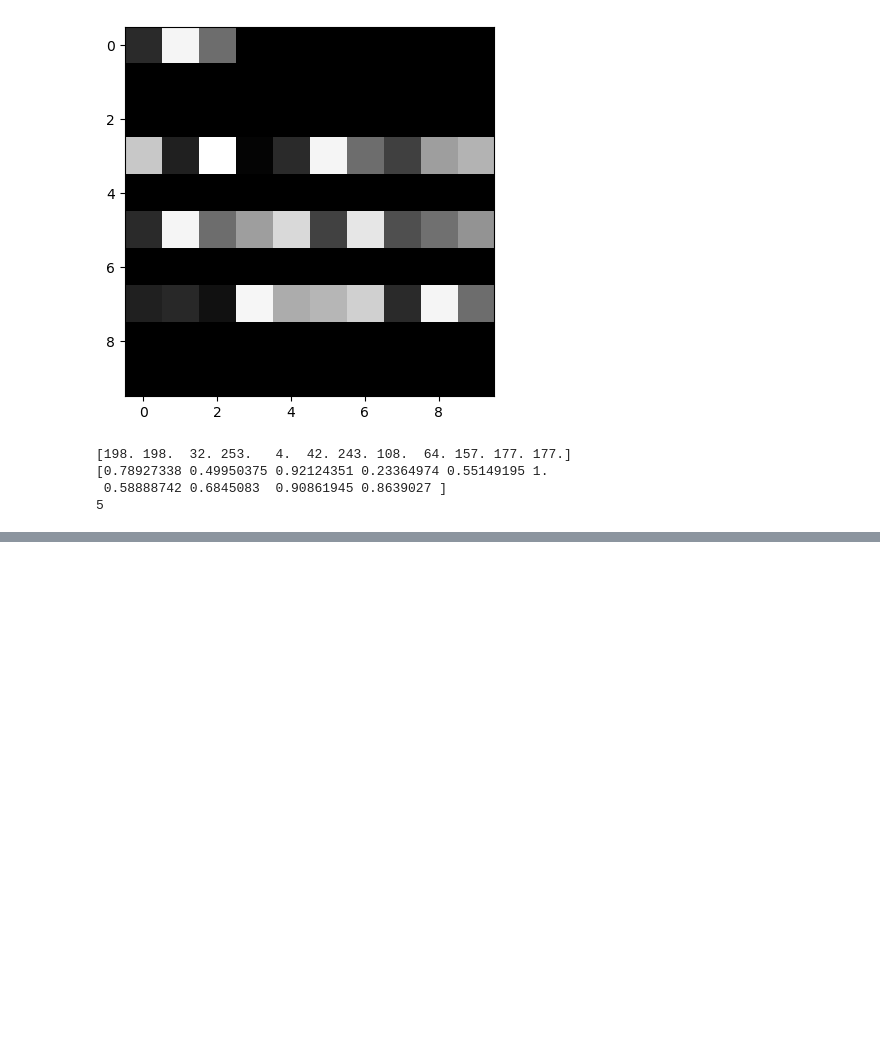
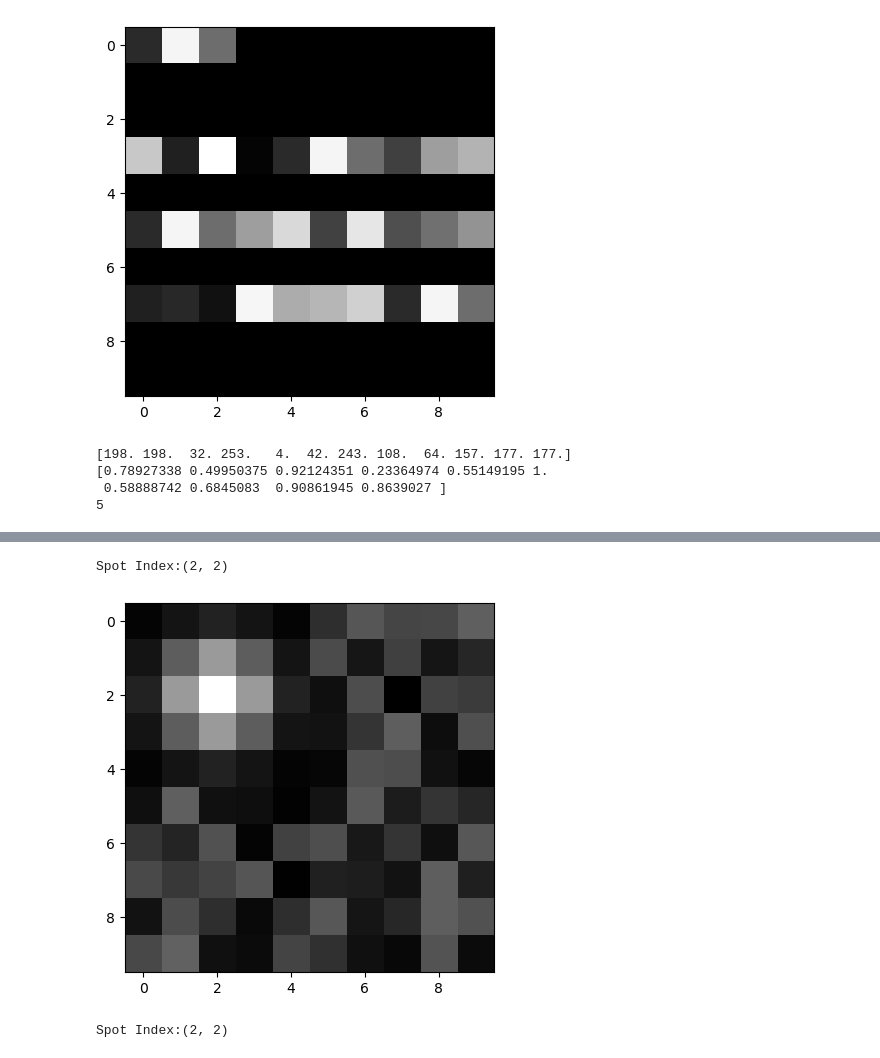
Before and after one commit to indranil-sscu/image-processing, a Jupyter notebook: correlation/understanding_correlation.ipynb, the cells around one changed output, grey strips where cells are left out. Drawn from its saved outputs; the diff is of its cells as text; code cells hidden in the pictures; blank space fills up the shorter version.

```diff
--- a/correlation/understanding_correlation.ipynb
+++ b/correlation/understanding_correlation.ipynb
@@ -115,0 +185,78 @@ print(np.argmax(corr_arr))
+# %%
+corr_arr = np.zeros((len(img_grey_10x10), len(img_grey_10x10)), dtype=float)
+
+for row_idx in range(len(img_grey_10x10)):
+    for col_idx in range(len(img_grey_10x10[0])):
+
+        region = img_grey_padded_2d[row_idx:row_idx + len(template), col_idx:col_idx + len(template)]
+
+        sum_val = np.sum(region * template)
+        img_sq_val = np.sum(region ** 2)
+        template_sq_val = np.sum(template ** 2)
+
+        corr_arr[row_idx, col_idx] = np.nan_to_num(sum_val / (np.sqrt(img_sq_val) * np.sqrt(template_sq_val)))
+
+max_corr_idx = np.unravel_index(np.argmax(corr_arr), corr_arr.shape)
+print(f"Spot Index:{int(max_corr_idx[0]), int(max_corr_idx[1])}")
+# %% [output]
+Spot Index:(2, 2)
+# %%
+img_grey_10x10 = np.array([[random.randint(0,100) for j in range(10)] for i in range(10)])
+
+img_grey_10x10[0:5, 0:5] = gaussian_kernel_5x5
+
+plt.figure()
+plt.imshow(img_grey_10x10, cmap='grey')
+plt.show()
+
+template = gaussian_kernel_5x5
+
+# Creating padded image for processing
+
+len_padding = len(template) // 2
+
+# print(len_padding)
+
+img_grey_padded_1d = np.zeros((len(img_grey_10x10), len(img_grey_10x10[0]) + len_padding * 2), dtype=float)
+
+for row_img_idx, row_img in enumerate(img_grey_10x10):
+    padded_arr = np.zeros(len(row_img) + len_padding * 2, dtype=float)
+    padded_arr[len_padding:len_padding + len(row_img)] = row_img
+
+    padded_arr[0:len_padding] = row_img[0]
+    padded_arr[-len_padding:] = row_img[-1]
+
+    img_grey_padded_1d[row_img_idx] = padded_arr
+
+# plt.figure()
+# plt.imshow(img_grey_padded_1d, cmap='grey')
+# plt.show()
+
+img_grey_padded_2d = np.zeros((len(img_grey_10x10) + len_padding * 2, len(img_grey_10x10[0]) + len_padding * 2), dtype=float)
+img_grey_padded_2d[len_padding : len_padding + len(img_grey_10x10)] = img_grey_padded_1d
+
+img_grey_padded_2d[0 : len_padding] = img_grey_padded_1d[0]
+img_grey_padded_2d[-len_padding : ] = img_grey_padded_1d[-1]
+
+# plt.figure()
+# plt.imshow(img_grey_padded_2d, cmap='grey')
+# plt.show()
+
+corr_arr = np.zeros((len(img_grey_10x10), len(img_grey_10x10)), dtype=float)
+
+for row_idx in range(len(img_grey_10x10)):
+    for col_idx in range(len(img_grey_10x10[0])):
+
+        region = img_grey_padded_2d[row_idx:row_idx + len(template), col_idx:col_idx + len(template)]
+
+        sum_val = np.sum(region * template)
+        img_sq_val = np.sum(region ** 2)
+        template_sq_val = np.sum(template ** 2)
+
+        corr_arr[row_idx, col_idx] = np.nan_to_num(sum_val / (np.sqrt(img_sq_val) * np.sqrt(template_sq_val)))
+
+max_corr_idx = np.unravel_index(np.argmax(corr_arr), corr_arr.shape)
+print(f"Spot Index:{int(max_corr_idx[0]), int(max_corr_idx[1])}")
+# %% [output]
+[figure, added]
+Spot Index:(2, 2)
```
Also changed, not shown: parts of 2 cells of this notebook.
